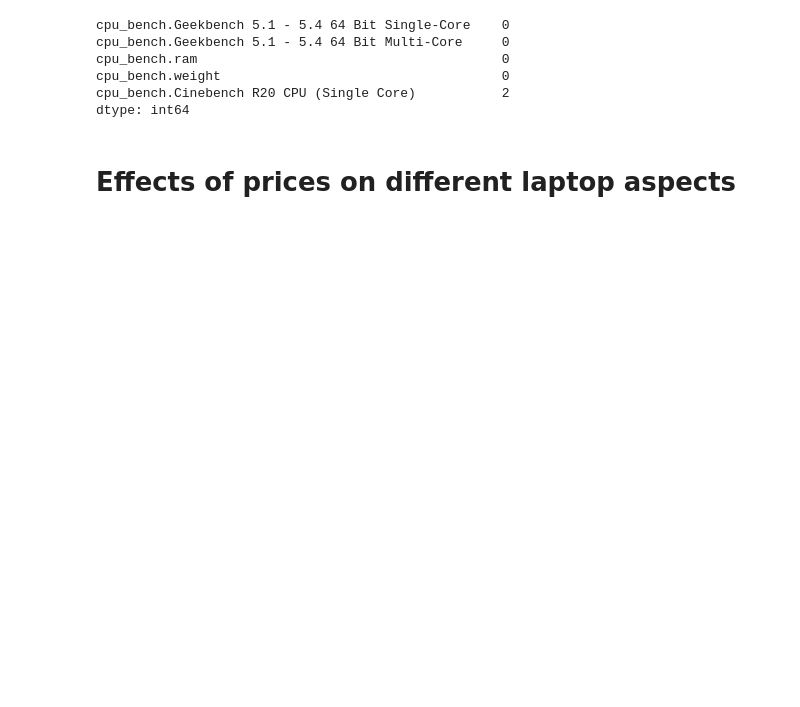
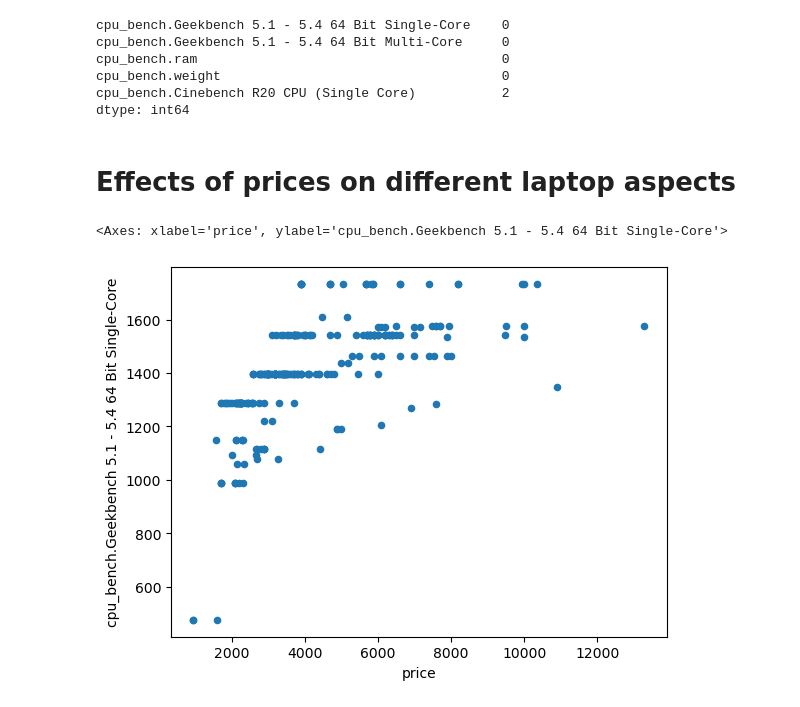
Before and after one commit to nickBes/favory, a Jupyter notebook: research/selection-method/notebook.ipynb, the cells around one changed output. Saved outputs shown, nothing was run; the diff lists cells and outputs as text; code cells hidden in the pictures; blank space fills up the shorter version.

Commit message:
now plotting correlations between prices and different types of benchmarks

```diff
--- a/research/selection-method/notebook.ipynb
+++ b/research/selection-method/notebook.ipynb
@@ -47,3 +50,8 @@ cpu_bench.Cinebench R20 CPU (Single Core)           2
 dtype: int64
 # %% [markdown]
 # Effects of prices on different laptop aspects
+# %%
+df.plot.scatter(x="price", y="cpu_bench.Geekbench 5.1 - 5.4 64 Bit Single-Core")
+# %% [output]
+<Axes: xlabel='price', ylabel='cpu_bench.Geekbench 5.1 - 5.4 64 Bit Single-Core'>
+[figure, added]
```
Also changed, not shown: parts of 5 cells of this notebook.
